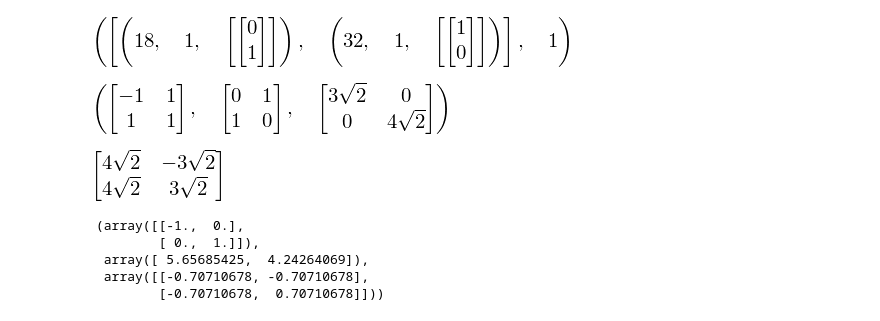
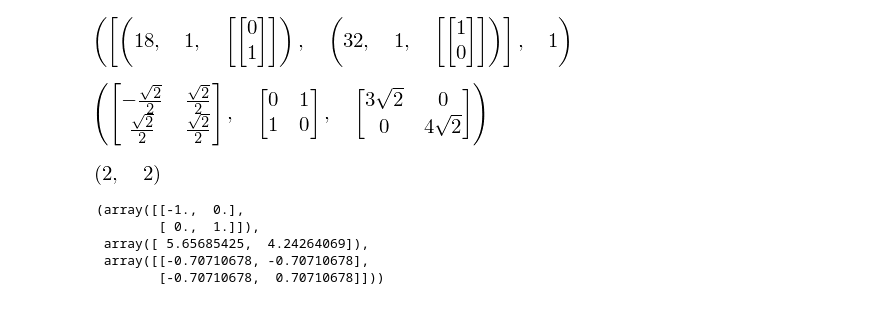
Before and after one commit to hillbs/Differential-Equations-and-Linear-Algebra, a Jupyter notebook: 18.086 Chapter 7 Applied Math.ipynb, the cells around one changed output. Saved outputs shown, nothing was run; the diff lists cells and outputs as text; code cells hidden in the pictures.

```diff
--- a/18.086 Chapter 7 Applied Math.ipynb
+++ b/18.086 Chapter 7 Applied Math.ipynb
@@ -76,16 +76,17 @@ v, v[0][2][0].norm()#.normalized()
 # %% [output]
 [figure]
 # %%
-U = Matrix([ [u[0][2][0][0],u[0][2][0][1] ], [ u[1][2][0][0],u[1][2][0][1]] ]) #needs to be divided by the norm
-V = Matrix([ [v[0][2][0][0],v[0][2][0][1] ], [ v[1][2][0][0],v[1][2][0][1]] ])
+U = Matrix([ [u[0][2][0][0]/u[0][2][0].norm(),u[0][2][0][1]/u[0][2][0].norm() ], [ u[1][2][0][0]/u[1][2][0].norm(),u[1][2][0][1]/u[1][2][0].norm()] ]) #needs to be divided by the norm
+V = Matrix([ [v[0][2][0][0]/v[0][2][0].norm(),v[0][2][0][1]/v[0][2][0].norm() ], [ v[1][2][0][0]/v[1][2][0].norm(),v[1][2][0][1]/v[1][2][0].norm()] ])
 D = Matrix ([[sqrt(v[0][0]),0],[0,sqrt(v[1][0])]])
 U, V, D
 # %% [output]
-[figure, old version]
+[figure, new version]
 # %%
 U*D*V.T
+shape(S)
 # %% [output]
-[figure, old version]
+[figure, new version]
 # %%
 Acheck = np.array(A2)
 np.linalg.svd(Acheck)
```
Also changed, not shown: parts of 8 cells of this notebook.
